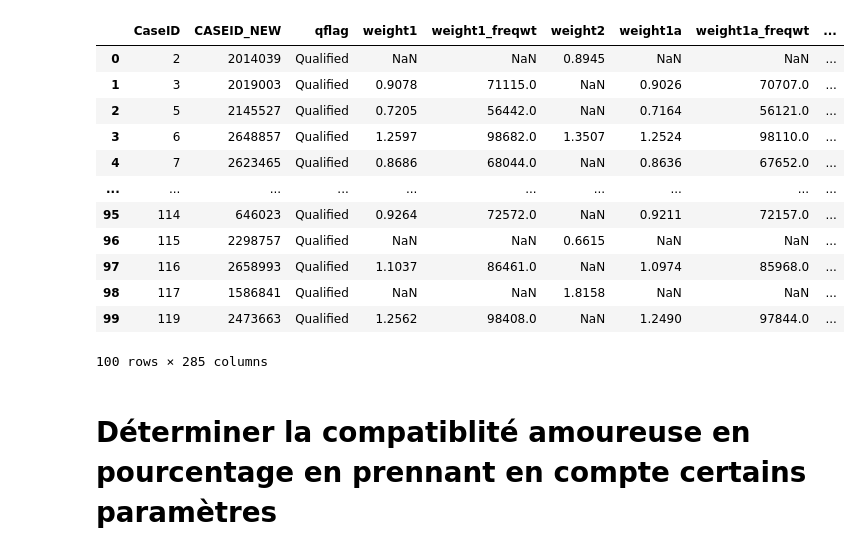
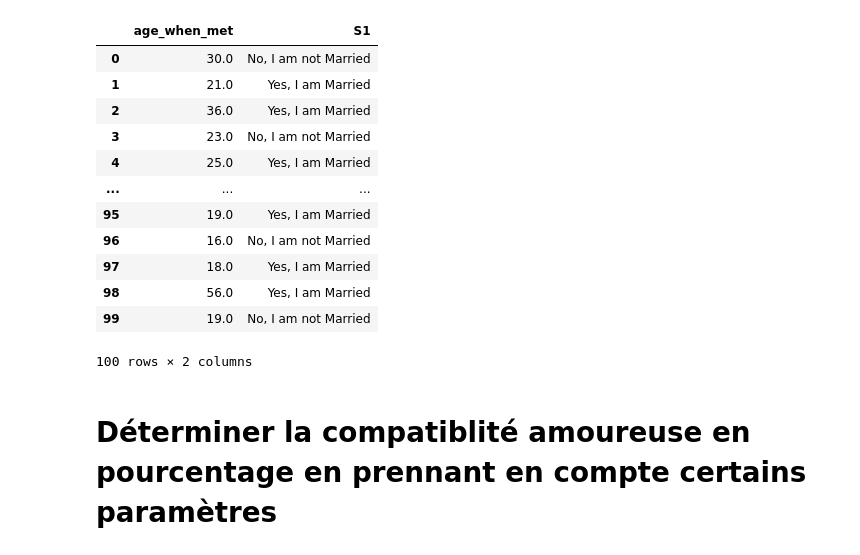
Before and after one commit to Faate-App/AI_Playground, a Jupyter notebook: data analysis.ipynb, the cells around one changed output. Drawn from its saved outputs; the diff is of its cells as text; code cells hidden in the pictures.

```diff
--- a/data analysis.ipynb
+++ b/data analysis.ipynb
@@ -5,21 +5,21 @@ import matplotlib.pyplot as plt
 # %%
 df = pd.read_stata("stanford data set/HCMST 2017 fresh sample for public sharing draft v1.1.dta")
 # %%
-df.head(n=100)
+df[["age_when_met", "S1"]].head(n=100)
 # %% [output]
-|  | CaseID | CASEID_NEW | qflag | weight1 | weight1_freqwt | weight2 | weight1a | weight1a_freqwt | ... |
-| 0 | 2 | 2014039 | Qualified | NaN | NaN | 0.8945 | NaN | NaN | ... |
-| 1 | 3 | 2019003 | Qualified | 0.9078 | 71115.0 | NaN | 0.9026 | 70707.0 | ... |
-| 2 | 5 | 2145527 | Qualified | 0.7205 | 56442.0 | NaN | 0.7164 | 56121.0 | ... |
-| 3 | 6 | 2648857 | Qualified | 1.2597 | 98682.0 | 1.3507 | 1.2524 | 98110.0 | ... |
-| 4 | 7 | 2623465 | Qualified | 0.8686 | 68044.0 | NaN | 0.8636 | 67652.0 | ... |
-| ... | ... | ... | ... | ... | ... | ... | ... | ... | ... |
-| 95 | 114 | 646023 | Qualified | 0.9264 | 72572.0 | NaN | 0.9211 | 72157.0 | ... |
-| 96 | 115 | 2298757 | Qualified | NaN | NaN | 0.6615 | NaN | NaN | ... |
-| 97 | 116 | 2658993 | Qualified | 1.1037 | 86461.0 | NaN | 1.0974 | 85968.0 | ... |
-| 98 | 117 | 1586841 | Qualified | NaN | NaN | 1.8158 | NaN | NaN | ... |
-| 99 | 119 | 2473663 | Qualified | 1.2562 | 98408.0 | NaN | 1.2490 | 97844.0 | ... |
+|  | age_when_met | S1 |
+| 0 | 30.0 | No, I am not Married |
+| 1 | 21.0 | Yes, I am Married |
+| 2 | 36.0 | Yes, I am Married |
+| 3 | 23.0 | No, I am not Married |
+| 4 | 25.0 | Yes, I am Married |
+| ... | ... | ... |
+| 95 | 19.0 | Yes, I am Married |
+| 96 | 16.0 | No, I am not Married |
+| 97 | 18.0 | Yes, I am Married |
+| 98 | 56.0 | Yes, I am Married |
+| 99 | 19.0 | No, I am not Married |
-100 rows × 285 columns
+100 rows × 2 columns
 # %% [markdown]
 # Déterminer la compatiblité amoureuse en pourcentage en prennant en compte certains paramètres
 # %%
```
Also changed, not shown: parts of 11 cells of this notebook, 3 other files.
